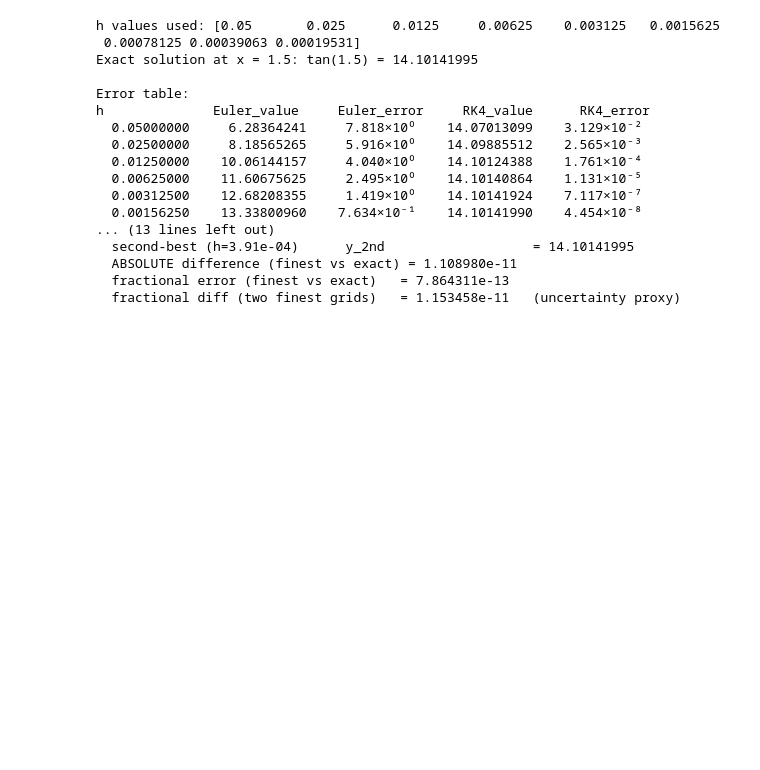
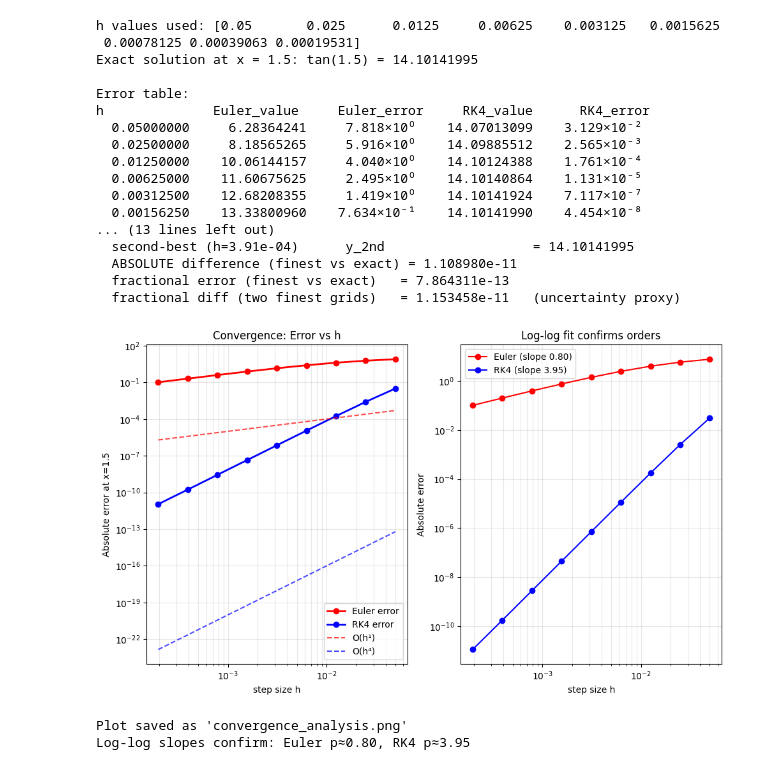
Before and after one commit to sidsam2026/Homework-3, a Jupyter notebook: 1e.ipynb, the cells around one changed output. Cells and saved outputs as stored; diff of their text form; code cells hidden in the pictures; blank space fills up the shorter version.

Commit message:
Plots added

```diff
--- a/1e.ipynb
+++ b/1e.ipynb
@@ -40,6 +40,7 @@ def f(x, y):
 
 def exact_solution(x):
     return np.tan(x)
+
 def euler(f, x0, y0, h, x_end):
     N = int((x_end - x0) / h)
     xs = np.linspace(x0, x_end, N+1)
@@ -62,6 +63,7 @@ def rk4(f, x0, y0, h, x_end):
         k4 = f(x + h,     y + h*k3)
         ys[n+1] = y + (h/6.0)*(k1 + 2*k2 + 2*k3 + k4)
     return xs, ys
+
 # ---------- Convergence with same step sizes ----------
 x0, y0 = 0.0, 0.0
 x_end = 1.5
@@ -100,7 +102,7 @@ all_valsR = np.array(all_valsR)
 errE = abs(all_valsE - y_true)
 errR = abs(all_valsR - y_true)
 
-# --- Simple uncertainty / error reporting ---
+# --- Simple uncertainty / error reporting (no Richardson) ---
 for name, vals, errs, color in [
     ("Euler", all_valsE, errE, RED),
     ("RK4",   all_valsR, errR, BLUE),
@@ -108,30 +110,71 @@ for name, vals, errs, color in [
     best       = vals[-1]      # finest-grid value
     second     = vals[-2]      # second-fine value
     finest_err = errs[-1]      # absolute error vs exact at finest grid
     finest_frac_err = abs(best - y_true) / abs(y_true)
     frac_two   = abs(best - second) / abs(best)  # fractional diff between two finest grids
 
     print(f"\n{color}{name} method:{RESET}")
     print(f"{color}  best (h={hs[-1]:.2e})              y_best                  = {best:.8f}{RESET}")
     print(f"{color}  second-best (h={hs[-2]:.2e})      y_2nd                   = {second:.8f}{RESET}")
     print(f"{color}  ABSOLUTE difference (finest vs exact) = {finest_err:.6e}{RESET}")
     print(f"{color}  fractional error (finest vs exact)   = {finest_frac_err:.6e}{RESET}")
     print(f"{color}  fractional diff (two finest grids)   = {frac_two:.6e}   (uncertainty proxy){RESET}")
+
+# Log-log convergence plot
+plt.figure(figsize=(10, 6))
+
+plt.subplot(1, 2, 1)
+plt.loglog(hs, errE, 'ro-', label='Euler error', linewidth=2, markersize=6)
+plt.loglog(hs, errR, 'bo-', label='RK4 error', linewidth=2, markersize=6)
+
+# Reference lines for expected orders
+h_ref = np.logspace(np.log10(hs.min()), np.log10(hs.max()), 50)
+plt.loglog(h_ref, 1e-2 * h_ref**1, 'r--', alpha=0.7, label='O(h¹)')
+plt.loglog(h_ref, 1e-8 * h_ref**4, 'b--', alpha=0.7, label='O(h⁴)')
+
+plt.xlabel('step size h')
+plt.ylabel('Absolute error at x=1.5')
+plt.title('Convergence: Error vs h')
+plt.grid(True, which='both', alpha=0.3)
+plt.legend()
+
+# Log-log slope plot (order confirmation)
+plt.subplot(1, 2, 2)
+pE, _ = np.polyfit(np.log(hs), np.log(errE), 1)
+pR, _ = np.polyfit(np.log(hs), np.log(errR), 1)
+
+plt.loglog(hs, errE, 'ro-', label=f'Euler (slope {pE:.2f})')
+plt.loglog(hs, errR, 'bo-', label=f'RK4 (slope {pR:.2f})')
+plt.xlabel('step size h')
+plt.ylabel('Absolute error')
+plt.title('Log-log fit confirms orders')
+plt.grid(True, which='both', alpha=0.3)
+plt.legend()
+
+plt.tight_layout()
+plt.savefig("convergence_analysis.png", dpi=300, bbox_inches='tight')
+plt.show()
+
+print(f"\n{GREEN}Plot saved as 'convergence_analysis.png'{RESET}")
+print(f"{GREEN}Log-log slopes confirm: Euler p≈{pE:.2f}, RK4 p≈{pR:.2f}{RESET}")
 # %% [output]
 h values used: [0.05       0.025      0.0125     0.00625    0.003125   0.0015625
  0.00078125 0.00039063 0.00019531]
 Exact solution at x = 1.5: tan(1.5) = 14.10141995
 
 Error table:
 h              Euler_value     Euler_error     RK4_value      RK4_error
   0.05000000     6.28364241     7.818×10⁰    14.07013099    3.129×10⁻²
   0.02500000     8.18565265     5.916×10⁰    14.09885512    2.565×10⁻³
   0.01250000    10.06144157     4.040×10⁰    14.10124388    1.761×10⁻⁴
   0.00625000    11.60675625     2.495×10⁰    14.10140864    1.131×10⁻⁵
   0.00312500    12.68208355     1.419×10⁰    14.10141924    7.117×10⁻⁷
   0.00156250    13.33800960    7.634×10⁻¹    14.10141990    4.454×10⁻⁸
 ... (13 lines left out)
   second-best (h=3.91e-04)      y_2nd                   = 14.10141995
   ABSOLUTE difference (finest vs exact) = 1.108980e-11
   fractional error (finest vs exact)   = 7.864311e-13
   fractional diff (two finest grids)   = 1.153458e-11   (uncertainty proxy)
+[figure, added]
+Plot saved as 'convergence_analysis.png'
+Log-log slopes confirm: Euler p≈0.80, RK4 p≈3.95
```
